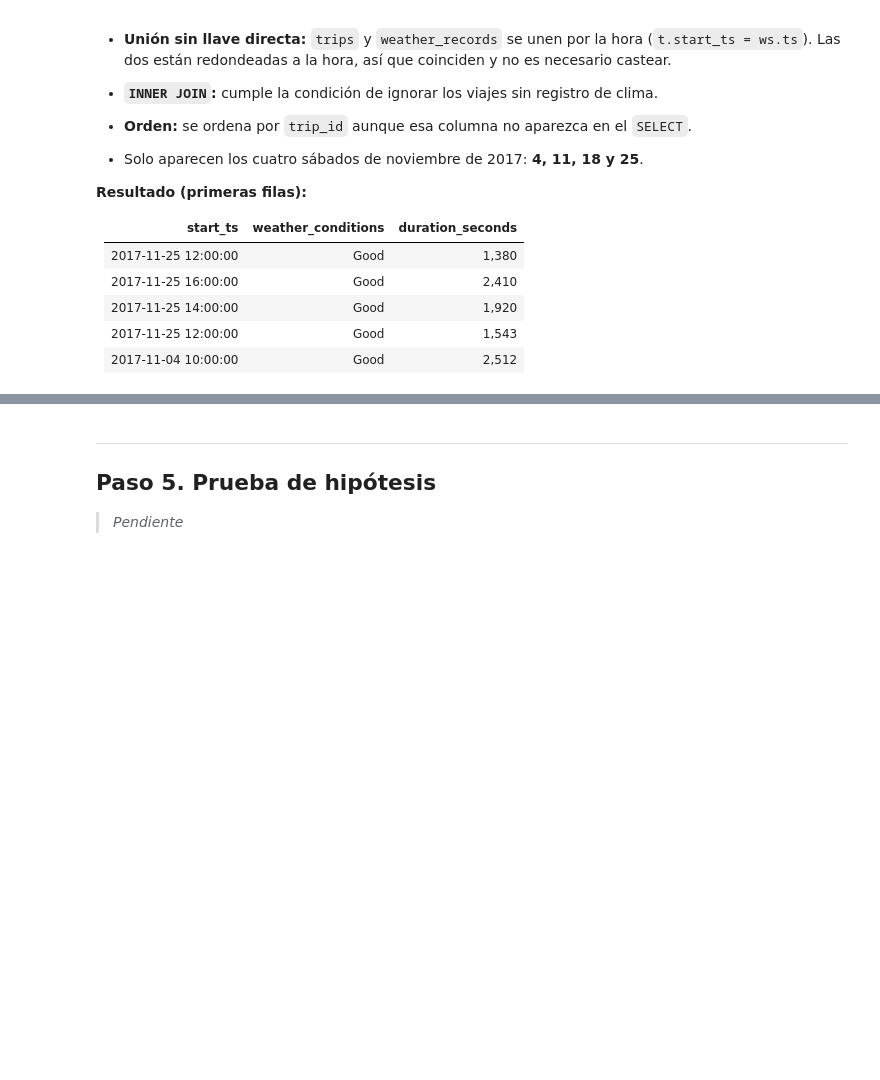
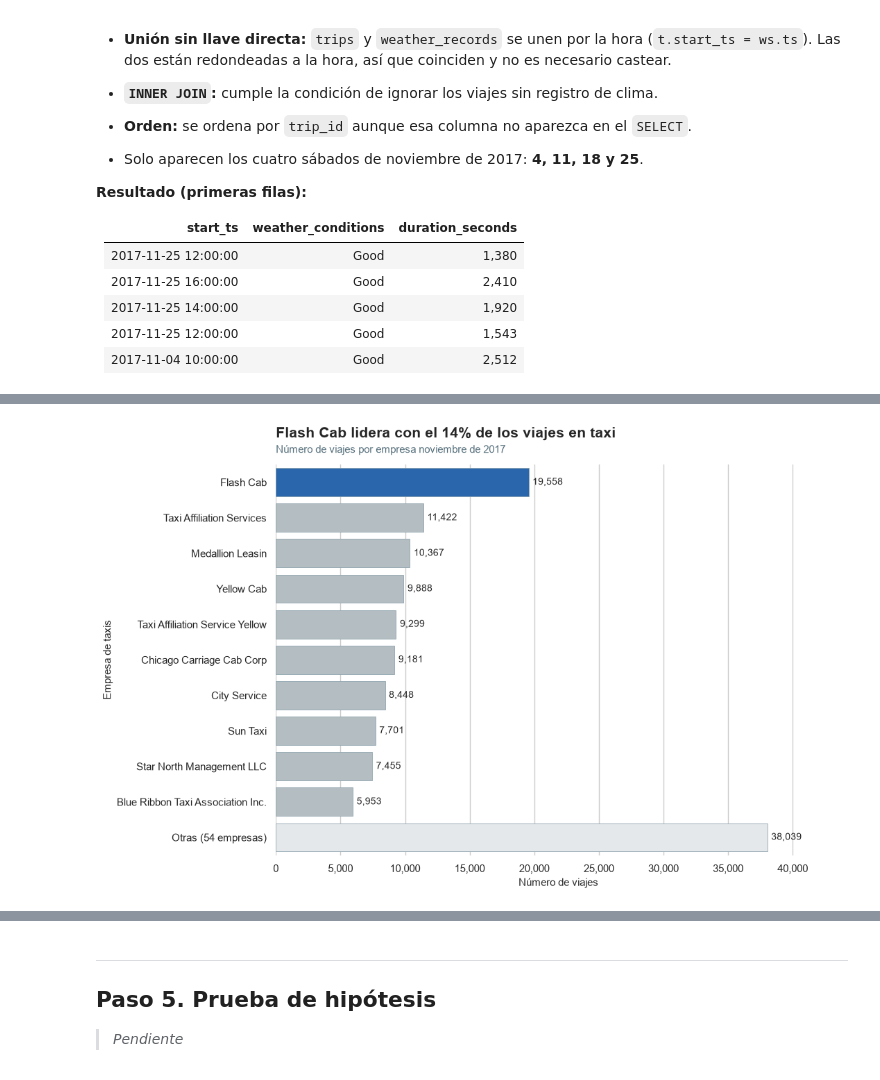
Before and after one commit to Juancho-00/tripleten-data-science, a Jupyter notebook: Sprint 8 - Proyecto 8/notebooks/P08_zuber_taxis_chicago.ipynb, the cells around one changed output, grey strips where cells are left out. Drawn from its saved outputs; the diff is of its cells as text; code cells hidden in the pictures; blank space fills up the shorter version.

Commit message:
Paso 4 completo: EDA de empresas y barrios, top 10 de destinos y gráficos con conclusiones

```diff
--- a/Sprint 8 - Proyecto 8/notebooks/P08_zuber_taxis_chicago.ipynb
+++ b/Sprint 8 - Proyecto 8/notebooks/P08_zuber_taxis_chicago.ipynb
@@ -407,0 +641,11 @@ ORDER BY
+# %%
+# Configuración visual común para los dos gráficos del Paso 4
+# Se define una sola vez para que ambos gráficos sean consistentes
+
+sns.set_theme(style='whitegrid')
+
+COLOR_BASE = '#B0BEC5'       # gris azulado: barras sin resaltar
+COLOR_HIGHLIGHT = '#1565C0'  # azul intenso: barras que se quieren destacar
+# gris muy claro: barra que agrupa varias categorías ("Otras")
+COLOR_GROUP = '#E3E8EB'
+COLOR_SUBTITLE = '#546E7A'   # gris para subtítulos
@@ -407,0 +654,72 @@ ORDER BY
+# %%
+# 1. PREPARAR LOS DATOS
+# Se grafican las 10 empresas principales y el resto se agrupa en una barra "Otras"
+TOP_N = 10
+
+companies_sorted = companies.sort_values(by='trips_amount', ascending=False)
+top_companies = companies_sorted.head(TOP_N)
+
+# Suma de los viajes de las empresas que quedan fuera del top
+others = pd.DataFrame({
+    'company_name': [f'Otras ({len(companies_sorted) - TOP_N} empresas)'],
+    'trips_amount': [companies_sorted['trips_amount'].iloc[TOP_N:].sum()]
+})
+
+companies_plot = pd.concat([top_companies, others], ignore_index=True)
+
+# Colores: el líder resaltado, el grupo "Otras" en gris claro y el resto en el color base
+leader = top_companies.iloc[0]['company_name']
+colors = [
+    COLOR_HIGHLIGHT if name == leader
+    else COLOR_GROUP if name.startswith('Otras')
+    else COLOR_BASE
+    for name in companies_plot['company_name']
+]
+
+# Participación del líder sobre el total de viajes (para el título)
+leader_share = top_companies.iloc[0]['trips_amount'] / \
+    companies['trips_amount'].sum()
+
+# 2. CREAR LA FIGURA
+fig, ax = plt.subplots(figsize=(11, 7))
+
+# 3. DIBUJAR (hue + legend=False evita el FutureWarning de seaborn 0.13 al usar palette)
+sns.barplot(
+    data=companies_plot,
+    x='trips_amount',
+    y='company_name',
+    hue='company_name',
+    palette=colors,
+    legend=False,
+    edgecolor='#90A4AE',
+    linewidth=0.6,
+    ax=ax
+)
+
+# 4. ETIQUETAS DE VALOR (con hue, seaborn crea un contenedor por barra)
+for container in ax.containers:
+    ax.bar_label(container, labels=[f'{v:,.0f}' for v in container.datavalues],
+                 padding=4, fontsize=10)
+
+# 5. TEXTOS
+ax.set_title(f'{leader} lidera con el {leader_share:.0%} de los viajes en taxi',
+             loc='left', fontsize=15, fontweight='bold', pad=28)
+ax.text(0, 1.03, 'Número de viajes por empresa noviembre de 2017',
+        transform=ax.transAxes, fontsize=10.5, color=COLOR_SUBTITLE)
+ax.set_xlabel('Número de viajes', fontsize=11)
+ax.set_ylabel('Empresa de taxis', fontsize=11)
+
+# 6. LIMPIEZA VISUAL
+# margen para la etiqueta más larga
+ax.set_xlim(0, companies_plot['trips_amount'].max() * 1.15)
+ax.xaxis.set_major_formatter(StrMethodFormatter(
+    '{x:,.0f}'))  # separador de miles en el eje X
+# solo cuadrícula vertical
+ax.grid(axis='y', visible=False)
+sns.despine(left=True, bottom=True)
+
+# 7. MOSTRAR
+plt.tight_layout()
+plt.show()
+# %% [output]
+[figure, added]
```
Also changed, not shown: parts of 30 cells of this notebook, 3 other files.
